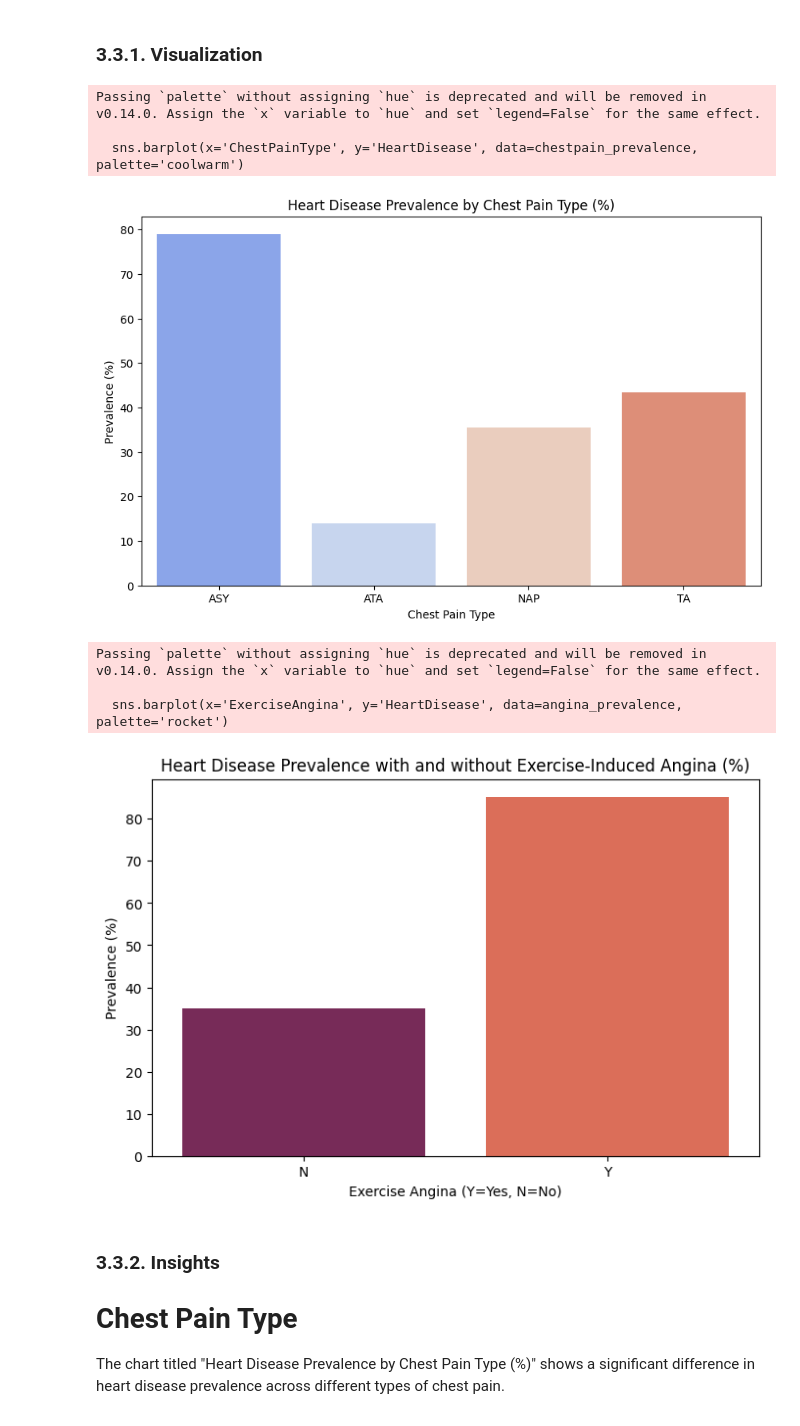
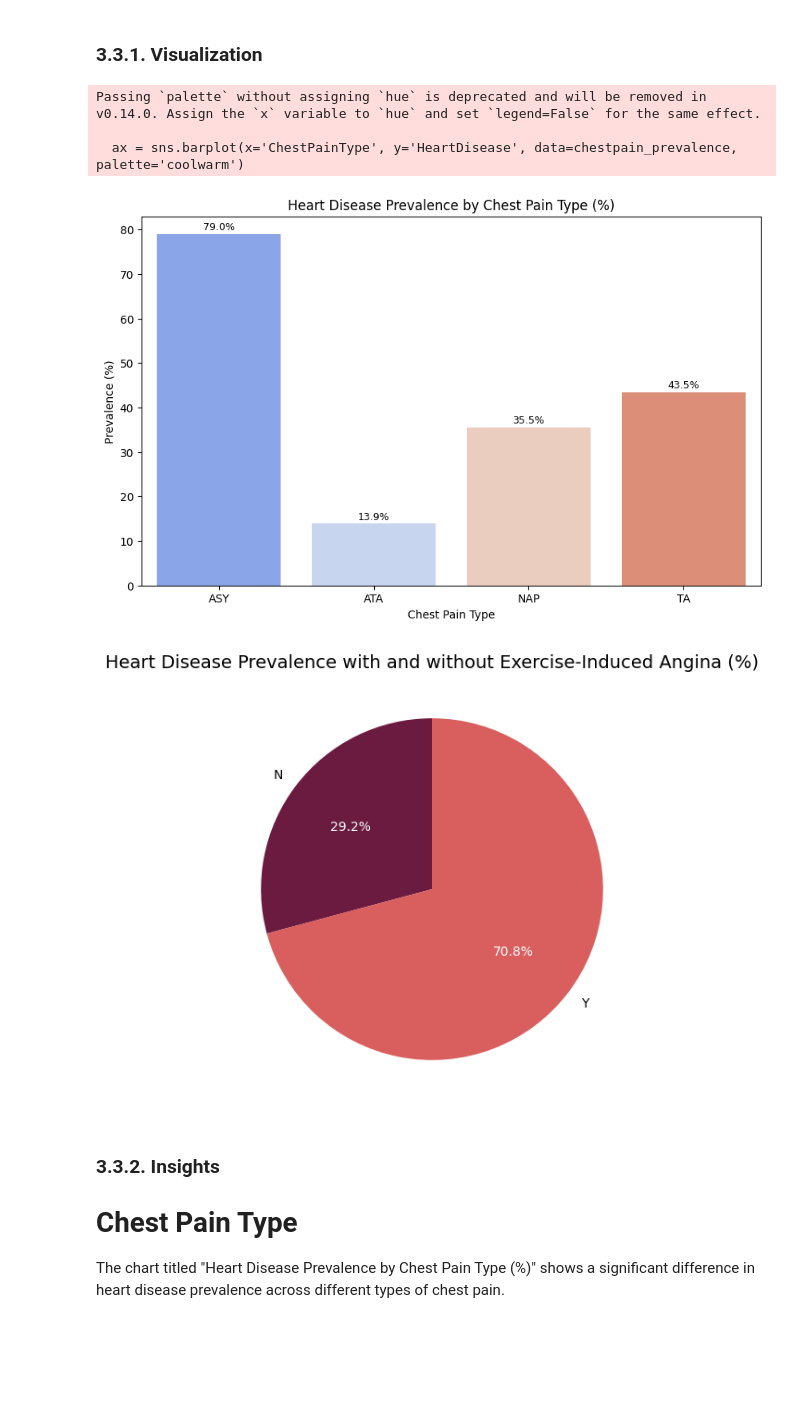
Before and after one commit to ngocle03/Heart-Failure-Prediction-Dataset, a Jupyter notebook: Final_Project.ipynb, the cells around one changed output. Cells and saved outputs as stored; diff of their text form; code cells hidden in the pictures; blank space fills up the shorter version.

```diff
--- a/Final_Project.ipynb
+++ b/Final_Project.ipynb
@@ -265,7 +301,16 @@ chestpain_prevalence = df.groupby('ChestPainType')['HeartDisease'].mean().reset_
 chestpain_prevalence['HeartDisease'] = chestpain_prevalence['HeartDisease'] * 100
 
 plt.figure(figsize=(10, 6))
-sns.barplot(x='ChestPainType', y='HeartDisease', data=chestpain_prevalence, palette='coolwarm')
+ax = sns.barplot(x='ChestPainType', y='HeartDisease', data=chestpain_prevalence, palette='coolwarm')
+
+for p in ax.patches:
+    ax.text(
+        p.get_x() + p.get_width() / 2.,
+        p.get_height() + 1,
+        f'{p.get_height():.1f}%',
+        ha='center', fontsize=9
+    )
+
 plt.title('Heart Disease Prevalence by Chest Pain Type (%)')
 plt.xlabel('Chest Pain Type')
 plt.ylabel('Prevalence (%)')
@@ -274,25 +319,33 @@ plt.show()
 # %% [output]
 Passing `palette` without assigning `hue` is deprecated and will be removed in v0.14.0. Assign the `x` variable to `hue` and set `legend=False` for the same effect.
 
-  sns.barplot(x='ChestPainType', y='HeartDisease', data=chestpain_prevalence, palette='coolwarm')
+  ax = sns.barplot(x='ChestPainType', y='HeartDisease', data=chestpain_prevalence, palette='coolwarm')
-[figure, old version]
+[figure, new version]
 # %%
 # Exercise-Induced Angina Prevalence
 angina_prevalence = df.groupby('ExerciseAngina')['HeartDisease'].mean().reset_index()
 angina_prevalence['HeartDisease'] = angina_prevalence['HeartDisease'] * 100
 
-plt.figure(figsize=(8, 5))
-sns.barplot(x='ExerciseAngina', y='HeartDisease', data=angina_prevalence, palette='rocket')
-plt.title('Heart Disease Prevalence with and without Exercise-Induced Angina (%)')
-plt.xlabel('Exercise Angina (Y=Yes, N=No)')
-plt.ylabel('Prevalence (%)')
-plt.savefig('angina_prevalence_bar.png')
+colors = ['#6a1b3f', '#d95f5f']
+
+plt.figure(figsize=(6, 6))
+wedges, texts, autotexts = plt.pie(
+    angina_prevalence['HeartDisease'],
+    labels=angina_prevalence['ExerciseAngina'],
+    autopct='%1.1f%%',
+    colors=colors,
+    startangle=90,
+    textprops={'fontsize': 10}
+)
+
+for autotext in autotexts:
+    autotext.set_color('white')
+
+plt.title('Heart Disease Prevalence with and without Exercise-Induced Angina (%)', fontsize=14)
+plt.savefig('angina_prevalence_pie.png')
 plt.show()
 # %% [output]
-Passing `palette` without assigning `hue` is deprecated and will be removed in v0.14.0. Assign the `x` variable to `hue` and set `legend=False` for the same effect.
-
-  sns.barplot(x='ExerciseAngina', y='HeartDisease', data=angina_prevalence, palette='rocket')
-[figure, old version]
+[figure, new version]
 # %% [markdown]
 ### 3.3.2. Insights
 
```
Also changed, not shown: parts of 8 cells of this notebook.
